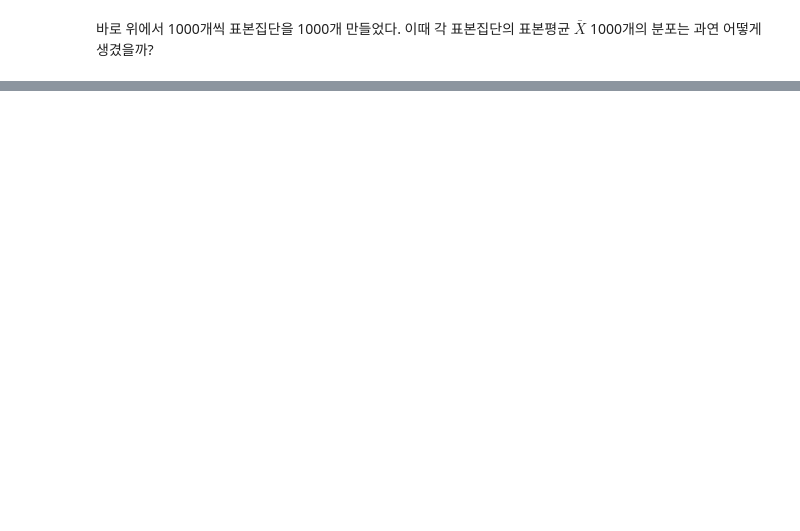
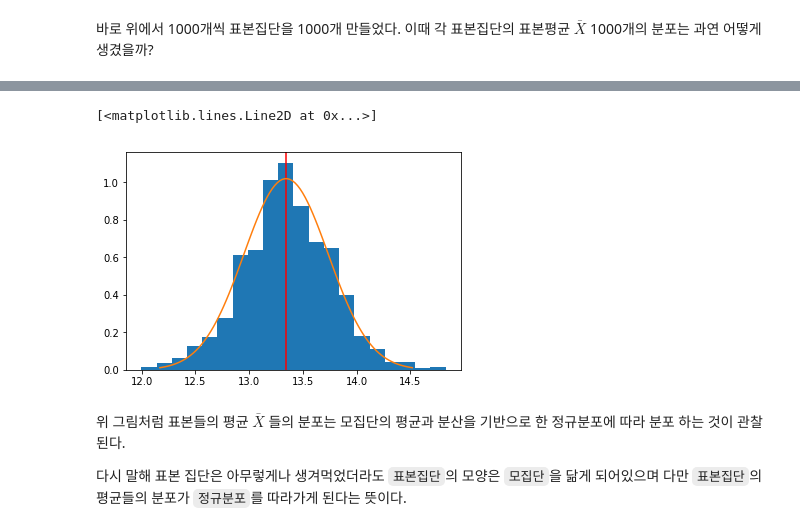
Before and after one commit to io2oi/selfstudy, a Jupyter notebook: statistics_lecture/centrallimittheorem/central limit theorem.ipynb, the cells around one changed output, grey strips where cells are left out. Saved outputs shown, nothing was run; the diff lists cells and outputs as text; code cells hidden in the pictures; blank space fills up the shorter version.

```diff
--- a/statistics_lecture/centrallimittheorem/central limit theorem.ipynb
+++ b/statistics_lecture/centrallimittheorem/central limit theorem.ipynb
@@ -86,0 +93,19 @@ plt.axvline(x=mu,color='r')
+# %%
+import scipy.stats as stats
+N=len(X)
+n=samplesize
+csigma=np.std(X)*np.sqrt((N-n)/(n*(N-1)))
+tmpx=np.linspace(mu-3*csigma, mu+3*csigma,100)
+#tmpsample=np.random.normal(loc=mu,scale=csigma,)
+tmpy=stats.norm.pdf(tmpx,mu,csigma)
+# %%
+n,bins,patch=plt.hist(barX[:,0],bins=20, density=True)
+plt.axvline(x=mu,color='r')
+plt.plot(tmpx,tmpy)
+# %% [output]
+[<matplotlib.lines.Line2D at 0x...>]
+[figure, added]
+# %% [markdown]
+위 그림처럼 표본들의 평균 $\bar{X}$ 들의 분포는 모집단의 평균과 분산을 기반으로 한 정규분포에 따라 분포 하는 것이 관찰 된다.
+
+다시 말해 표본 집단은 아무렇게나 생겨먹었더라도 `표본집단`의 모양은 `모집단`을 닮게 되어있으며 다만 `표본집단`의 평균들의 분포가 `정규분포`를 따라가게 된다는 뜻이다.
```
Also changed, not shown: parts of 5 cells of this notebook.
